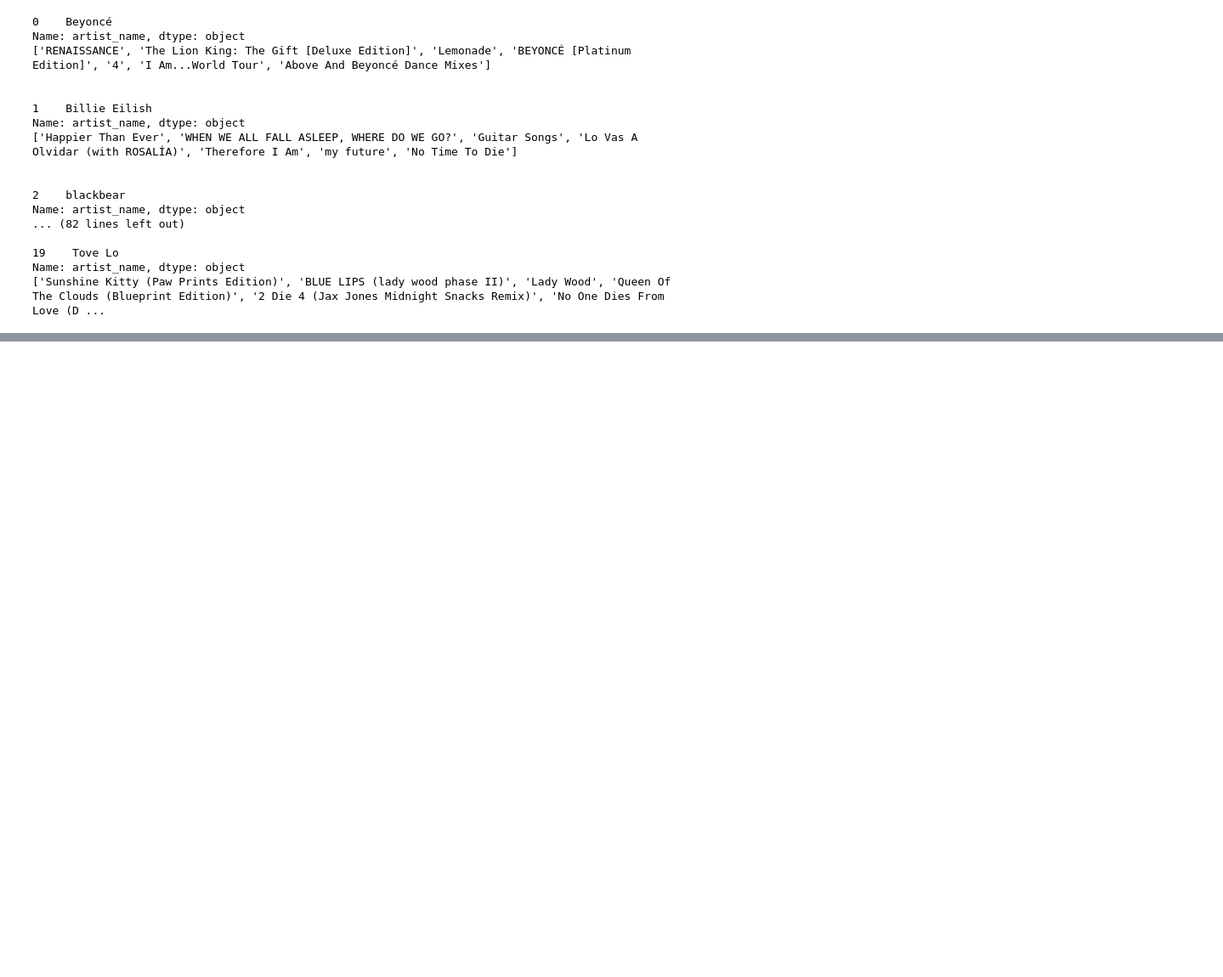
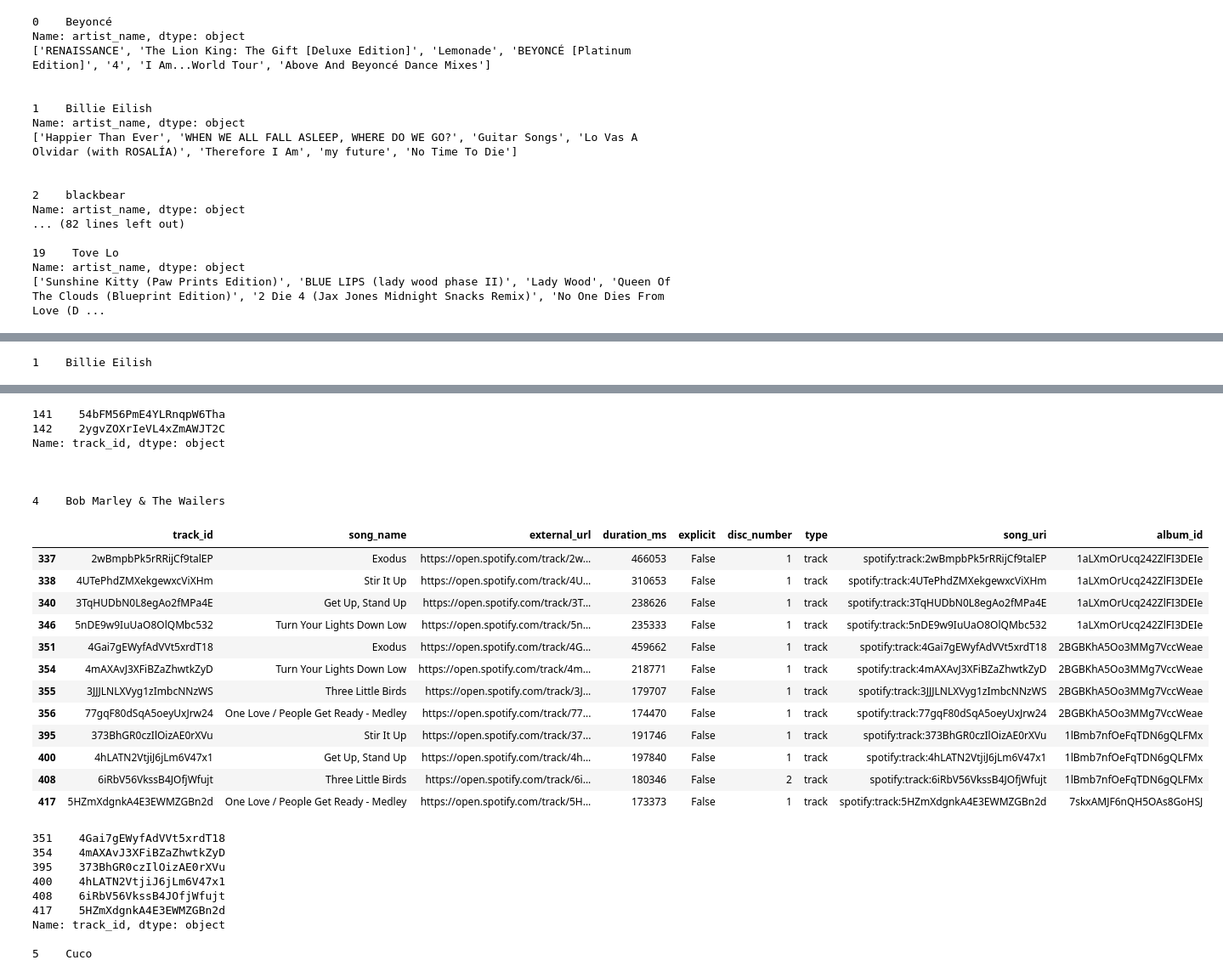
Before and after one commit to rjpost20/Onramp-Project, a Jupyter notebook: Project-Notebook.ipynb, the cells around one changed output, grey strips where cells are left out. Shown at 85% size. Drawn from its saved outputs; the diff is of its cells as text; code cells hidden in the pictures; blank space fills up the shorter version.

```diff
--- a/Project-Notebook.ipynb
+++ b/Project-Notebook.ipynb
@@ -107,7 +108,7 @@ for artist in artists:
     artist_uris.append(info_items['uri'])
 
     # Set a delay after each API call just to be safe (don't want to get in trouble with the API!)
-    time.sleep(0.5)
+    time.sleep(0.1)
 
 # Add lists to dictionary holding compiled artist data
 artists_dict['artist_id'] = artist_ids
@@ -702,3 +708,15 @@ Name: artist_name, dtype: object
 <br><br>
 19. Tove Lo
 - No duplicates
+# %%
+# Compile albums to drop into a list
+albums_to_drop = ['I Am...World Tour', 'Exodus 40', 'Lights 10', 'Halcyon',
+                  'Bright Lights (Lights Re-pack / Bonus Version)', "Revenge Of The Dreamers III: Director's Cut",
+                  'En Concert', 'Sleep Through The Static: Remixed', 'Numb (Remixes)',
+                  'The Boy Who Flew To The Moon (Vol. 1)', 'The Later Years', 'The Later Years 1987-2019',
+                  'The Graduate', 'The Essential Simon & Garfunkel', 'Get Back (Rooftop Performance)',
+                  'Let It Be... Naked (Remastered)', '1 (Remastered)']
+
+# Reassign albums_df to dataframe of all albums that are not in the list above
+albums_df = albums_df.loc[~albums_df.album_name.isin(albums_to_drop)]
+assert albums_df.shape[0] == 139 - len(albums_to_drop)
@@ -704,0 +729,37 @@ Name: artist_name, dtype: object
+# %%
+# List to contain compiled duplicate track_ids to remove
+track_ids_to_remove = []
+
+# Loop through each artist id, and keep same formatting (count, then tab, then artist name) as before
+for n, artist_id in enumerate(albums_df['artist_id'].unique()):
+
+    # Create list of unique album_ids for each artist
+    artist_album_ids = albums_df.loc[albums_df.artist_id == artist_id]['album_id'].values
+
+    # Create list of unique song names for each artist
+    song_names = []
+    for album_id in artist_album_ids:
+        song_names.extend(tracks_df.loc[tracks_df.album_id == album_id].song_name.values)
+
+    # Create list of duplicate songs (by song_name) for each artist
+    duplicate_songs = [item for item, count in collections.Counter(song_names).items() if count > 1]
+
+    # Print artist name, dataframe of duplicate songs, and list of track_ids to remove above each table of
+    # duplicate tracks if artist has duplicate songs, otherwise display nothing
+    if duplicate_songs:
+        print(n, '  ', artists_df.loc[artists_df.artist_id == artist_id]['artist_name'].values[0])  # Artist name
+
+        dups_df = tracks_df.loc[tracks_df.song_name.isin(duplicate_songs)]
+        display(dups_df)  # Duplicate songs dataframe
+
+        # Skip dups_df dataframe if song_name == 'Intro' (J. Cole - not true duplicates)
+        if 'Intro' in dups_df.song_name.values:
+            continue
+
+        artist_track_ids_to_remove = dups_df[dups_df.duplicated(subset='song_name')]['track_id']
+        print(artist_track_ids_to_remove)  # Artist track_ids to remove
+
+        track_ids_to_remove.extend(artist_track_ids_to_remove)
+    print()
+# %% [output]
+1    Billie Eilish
@@ -704,0 +771,29 @@ Name: artist_name, dtype: object
+141    54bFM56PmE4YLRnqpW6Tha
+142    2ygvZOXrIeVL4xZmAWJT2C
+Name: track_id, dtype: object
+
+
+
+4    Bob Marley & The Wailers
+|  | track_id | song_name | external_url | duration_ms | explicit | disc_number | type | song_uri | album_id |
+| 337 | 2wBmpbPk5rRRijCf9talEP | Exodus | https://open.spotify.com/track/2w... | 466053 | False | 1 | track | spotify:track:2wBmpbPk5rRRijCf9talEP | 1aLXmOrUcq242ZlFI3DEIe |
+| 338 | 4UTePhdZMXekgewxcViXHm | Stir It Up | https://open.spotify.com/track/4U... | 310653 | False | 1 | track | spotify:track:4UTePhdZMXekgewxcViXHm | 1aLXmOrUcq242ZlFI3DEIe |
+| 340 | 3TqHUDbN0L8egAo2fMPa4E | Get Up, Stand Up | https://open.spotify.com/track/3T... | 238626 | False | 1 | track | spotify:track:3TqHUDbN0L8egAo2fMPa4E | 1aLXmOrUcq242ZlFI3DEIe |
+| 346 | 5nDE9w9IuUaO8OlQMbc532 | Turn Your Lights Down Low | https://open.spotify.com/track/5n... | 235333 | False | 1 | track | spotify:track:5nDE9w9IuUaO8OlQMbc532 | 1aLXmOrUcq242ZlFI3DEIe |
+| 351 | 4Gai7gEWyfAdVVt5xrdT18 | Exodus | https://open.spotify.com/track/4G... | 459662 | False | 1 | track | spotify:track:4Gai7gEWyfAdVVt5xrdT18 | 2BGBKhA5Oo3MMg7VccWeae |
+| 354 | 4mAXAvJ3XFiBZaZhwtkZyD | Turn Your Lights Down Low | https://open.spotify.com/track/4m... | 218771 | False | 1 | track | spotify:track:4mAXAvJ3XFiBZaZhwtkZyD | 2BGBKhA5Oo3MMg7VccWeae |
+| 355 | 3JJJLNLXVyg1zImbcNNzWS | Three Little Birds | https://open.spotify.com/track/3J... | 179707 | False | 1 | track | spotify:track:3JJJLNLXVyg1zImbcNNzWS | 2BGBKhA5Oo3MMg7VccWeae |
+| 356 | 77gqF80dSqA5oeyUxJrw24 | One Love / People Get Ready - Medley | https://open.spotify.com/track/77... | 174470 | False | 1 | track | spotify:track:77gqF80dSqA5oeyUxJrw24 | 2BGBKhA5Oo3MMg7VccWeae |
+| 395 | 373BhGR0czIlOizAE0rXVu | Stir It Up | https://open.spotify.com/track/37... | 191746 | False | 1 | track | spotify:track:373BhGR0czIlOizAE0rXVu | 1lBmb7nfOeFqTDN6gQLFMx |
+| 400 | 4hLATN2VtjiJ6jLm6V47x1 | Get Up, Stand Up | https://open.spotify.com/track/4h... | 197840 | False | 1 | track | spotify:track:4hLATN2VtjiJ6jLm6V47x1 | 1lBmb7nfOeFqTDN6gQLFMx |
+| 408 | 6iRbV56VkssB4JOfjWfujt | Three Little Birds | https://open.spotify.com/track/6i... | 180346 | False | 2 | track | spotify:track:6iRbV56VkssB4JOfjWfujt | 1lBmb7nfOeFqTDN6gQLFMx |
+| 417 | 5HZmXdgnkA4E3EWMZGBn2d | One Love / People Get Ready - Medley | https://open.spotify.com/track/5H... | 173373 | False | 1 | track | spotify:track:5HZmXdgnkA4E3EWMZGBn2d | 7skxAMJF6nQH5OAs8GoHSJ |
+351    4Gai7gEWyfAdVVt5xrdT18
+354    4mAXAvJ3XFiBZaZhwtkZyD
+395    373BhGR0czIlOizAE0rXVu
+400    4hLATN2VtjiJ6jLm6V47x1
+408    6iRbV56VkssB4JOfjWfujt
+417    5HZmXdgnkA4E3EWMZGBn2d
+Name: track_id, dtype: object
+
+5    Cuco
```
Also changed, not shown: parts of 13 cells of this notebook.
